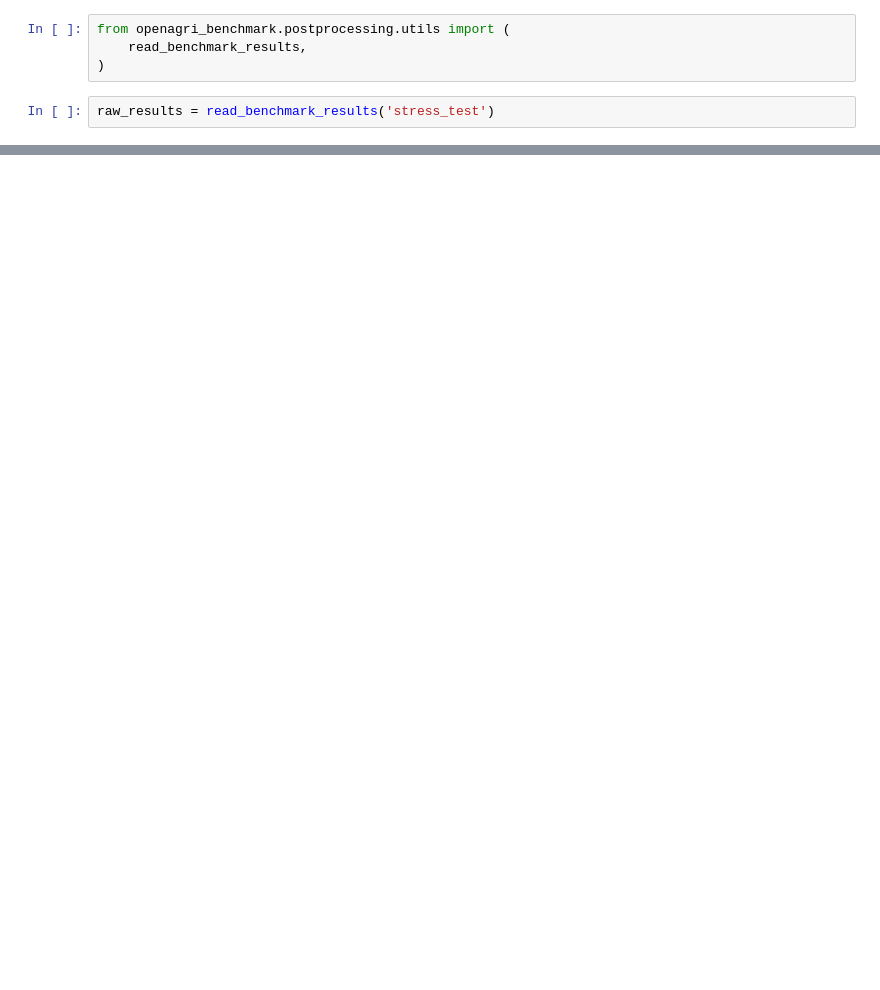
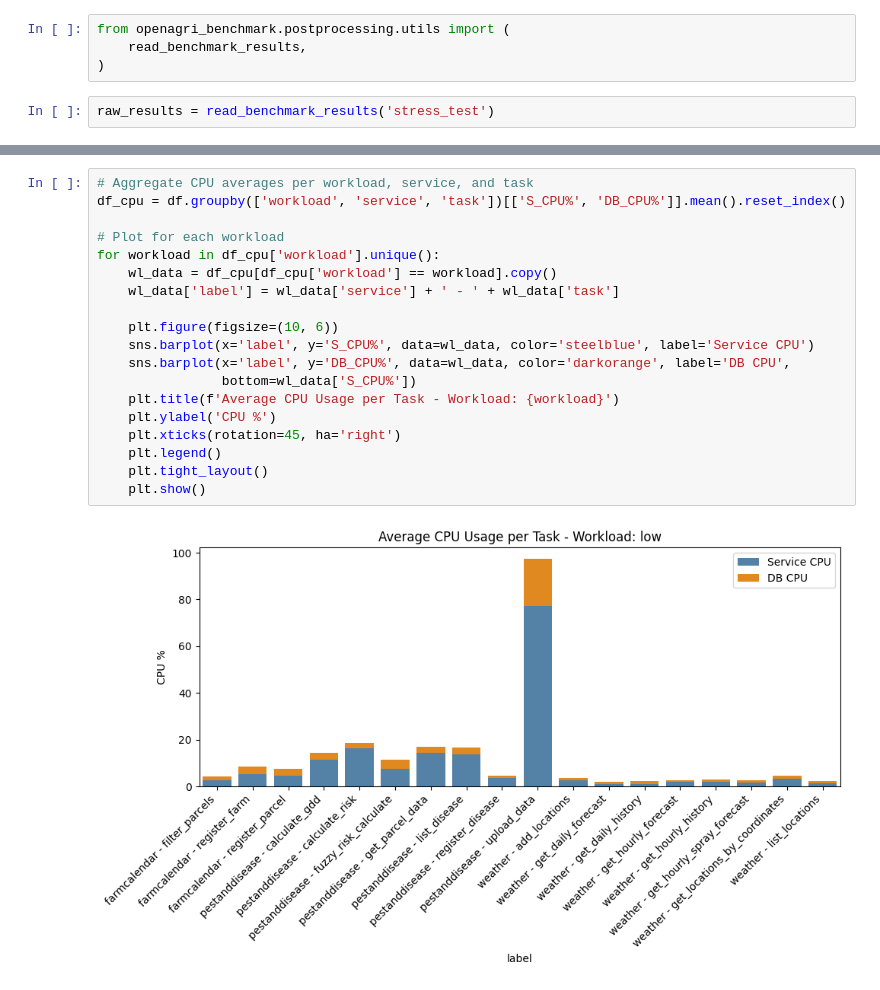
Before and after one commit to openagri-eu/OpenAgri-Benchmark, a Jupyter notebook: openagri_benchmark/postprocessing/StressTest.ipynb, the cells around one changed output, grey strips where cells are left out. Drawn from its saved outputs; the diff is of its cells as text; blank space fills up the shorter version.

```diff
--- a/openagri_benchmark/postprocessing/StressTest.ipynb
+++ b/openagri_benchmark/postprocessing/StressTest.ipynb
@@ -28,0 +70,21 @@ print(json.dumps(raw_results, indent=4))
+# %%
+# Aggregate CPU averages per workload, service, and task
+df_cpu = df.groupby(['workload', 'service', 'task'])[['S_CPU%', 'DB_CPU%']].mean().reset_index()
+
+# Plot for each workload
+for workload in df_cpu['workload'].unique():
+    wl_data = df_cpu[df_cpu['workload'] == workload].copy()
+    wl_data['label'] = wl_data['service'] + ' - ' + wl_data['task']
+
+    plt.figure(figsize=(10, 6))
+    sns.barplot(x='label', y='S_CPU%', data=wl_data, color='steelblue', label='Service CPU')
+    sns.barplot(x='label', y='DB_CPU%', data=wl_data, color='darkorange', label='DB CPU',
+                bottom=wl_data['S_CPU%'])
+    plt.title(f'Average CPU Usage per Task - Workload: {workload}')
+    plt.ylabel('CPU %')
+    plt.xticks(rotation=45, ha='right')
+    plt.legend()
+    plt.tight_layout()
+    plt.show()
+# %% [output]
+[figure, added]
```
Also changed, not shown: parts of 13 cells of this notebook.
